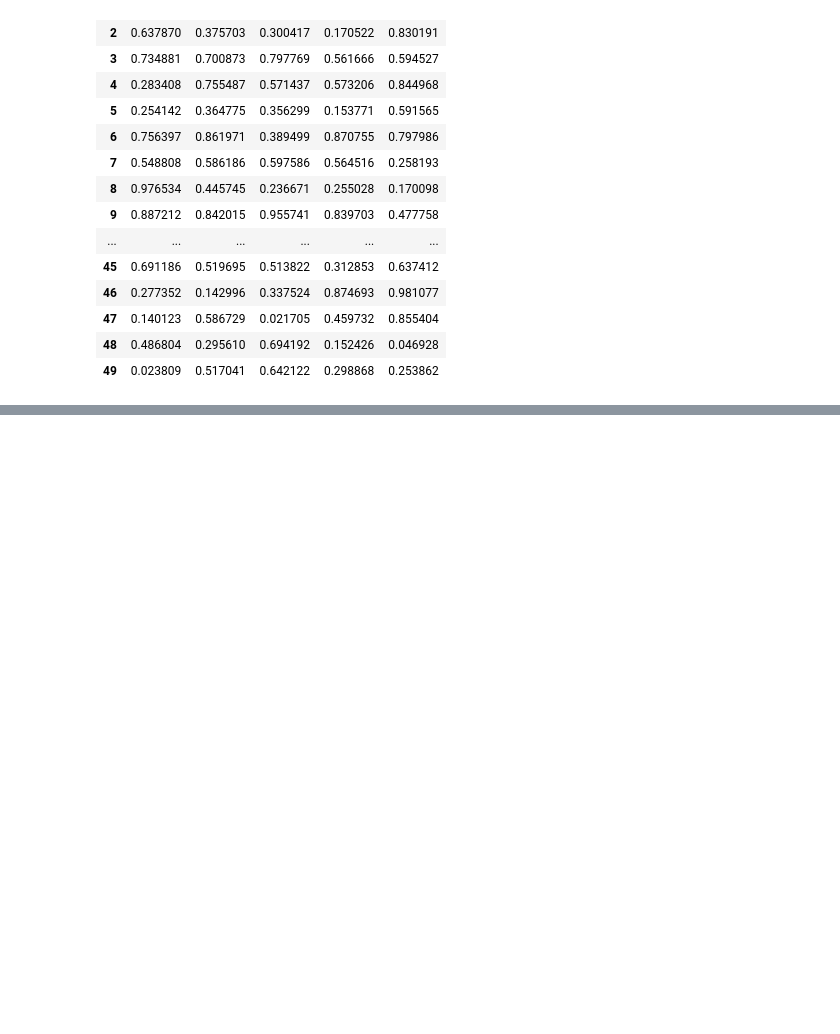
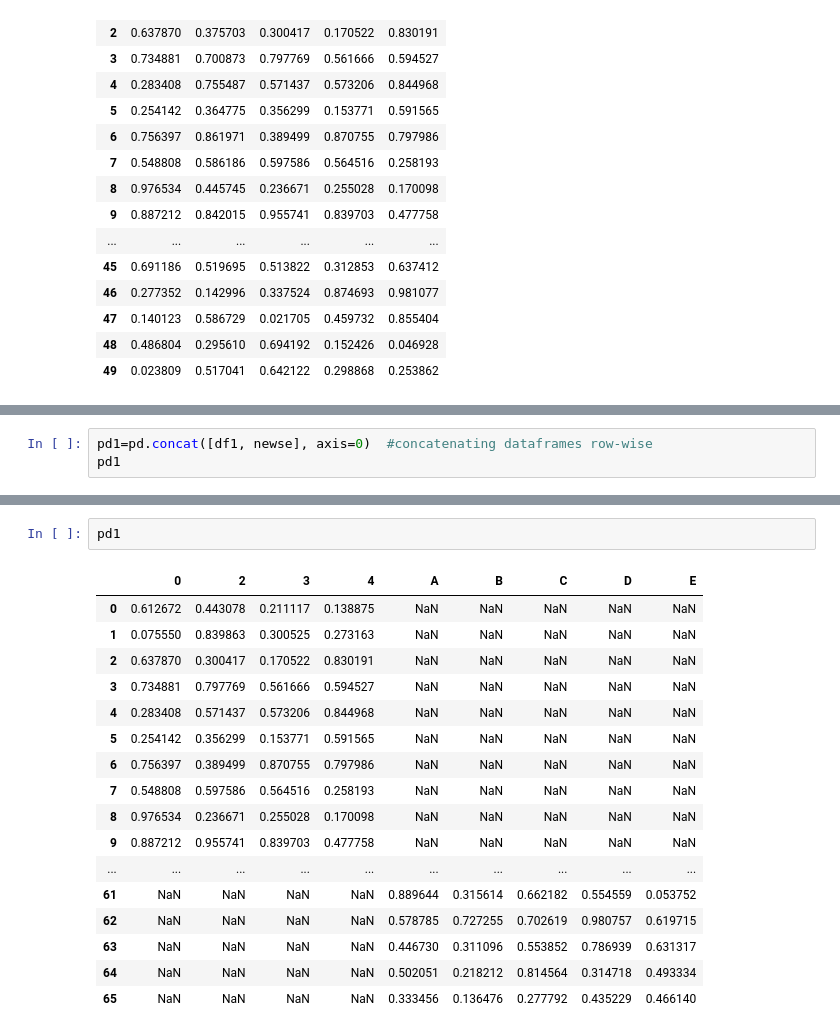
Before and after one commit to pashantkumar26664-debug/Python-Basic-Programs, a Jupyter notebook: pandas.ipynb, the cells around one changed output, grey strips where cells are left out. Cells and saved outputs as stored; diff of their text form; blank space fills up the shorter version.

```diff
--- a/pandas.ipynb
+++ b/pandas.ipynb
@@ -158,0 +121,3 @@ newse
+# %%
+pd1=pd.concat([df1, newse], axis=0)  #concatenating dataframes row-wise
+pd1
@@ -158,0 +176,20 @@ newse
+# %%
+pd1
+# %% [output]
+|  | 0 | 2 | 3 | 4 | A | B | C | D | E |
+| 0 | 0.612672 | 0.443078 | 0.211117 | 0.138875 | NaN | NaN | NaN | NaN | NaN |
+| 1 | 0.075550 | 0.839863 | 0.300525 | 0.273163 | NaN | NaN | NaN | NaN | NaN |
+| 2 | 0.637870 | 0.300417 | 0.170522 | 0.830191 | NaN | NaN | NaN | NaN | NaN |
+| 3 | 0.734881 | 0.797769 | 0.561666 | 0.594527 | NaN | NaN | NaN | NaN | NaN |
+| 4 | 0.283408 | 0.571437 | 0.573206 | 0.844968 | NaN | NaN | NaN | NaN | NaN |
+| 5 | 0.254142 | 0.356299 | 0.153771 | 0.591565 | NaN | NaN | NaN | NaN | NaN |
+| 6 | 0.756397 | 0.389499 | 0.870755 | 0.797986 | NaN | NaN | NaN | NaN | NaN |
+| 7 | 0.548808 | 0.597586 | 0.564516 | 0.258193 | NaN | NaN | NaN | NaN | NaN |
+| 8 | 0.976534 | 0.236671 | 0.255028 | 0.170098 | NaN | NaN | NaN | NaN | NaN |
+| 9 | 0.887212 | 0.955741 | 0.839703 | 0.477758 | NaN | NaN | NaN | NaN | NaN |
+| ... | ... | ... | ... | ... | ... | ... | ... | ... | ... |
+| 61 | NaN | NaN | NaN | NaN | 0.889644 | 0.315614 | 0.662182 | 0.554559 | 0.053752 |
+| 62 | NaN | NaN | NaN | NaN | 0.578785 | 0.727255 | 0.702619 | 0.980757 | 0.619715 |
+| 63 | NaN | NaN | NaN | NaN | 0.446730 | 0.311096 | 0.553852 | 0.786939 | 0.631317 |
+| 64 | NaN | NaN | NaN | NaN | 0.502051 | 0.218212 | 0.814564 | 0.314718 | 0.493334 |
+| 65 | NaN | NaN | NaN | NaN | 0.333456 | 0.136476 | 0.277792 | 0.435229 | 0.466140 |
```
Also changed, not shown: parts of 11 cells of this notebook, 1 other file.
